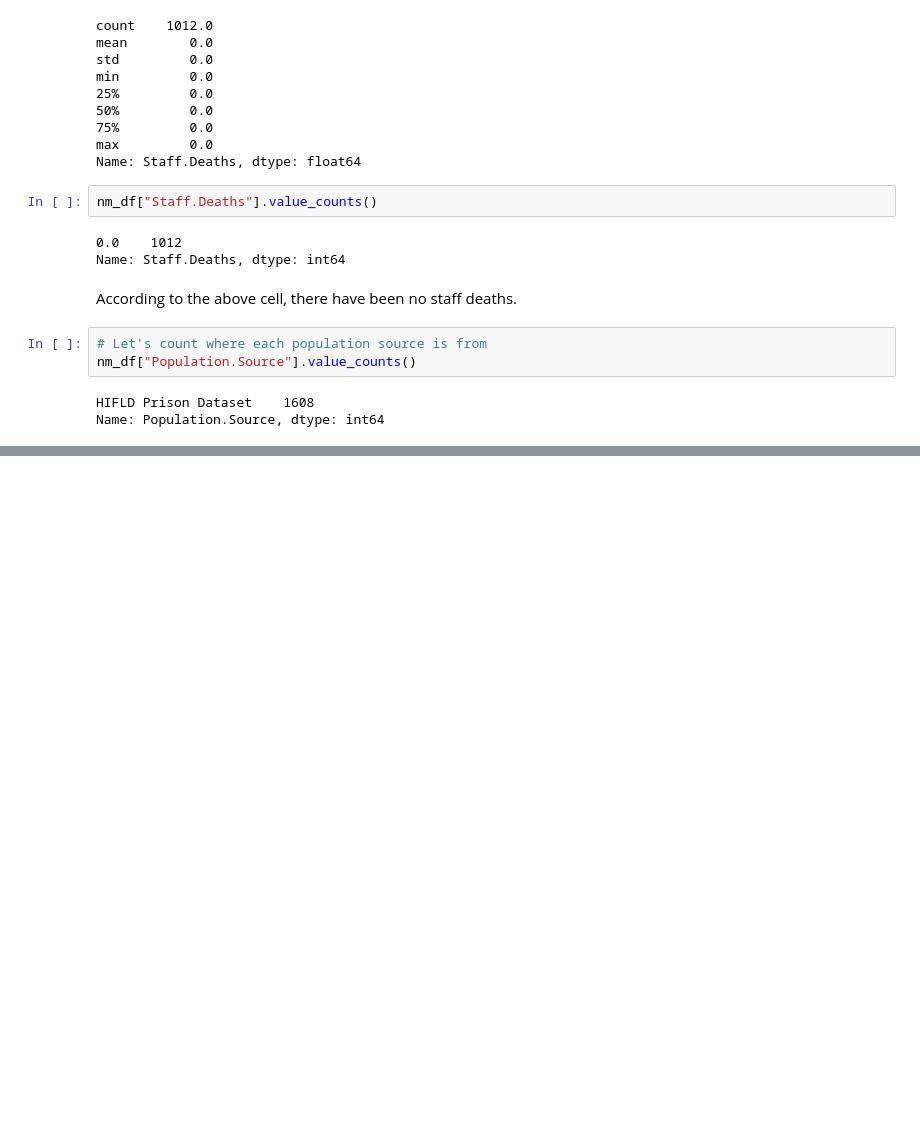
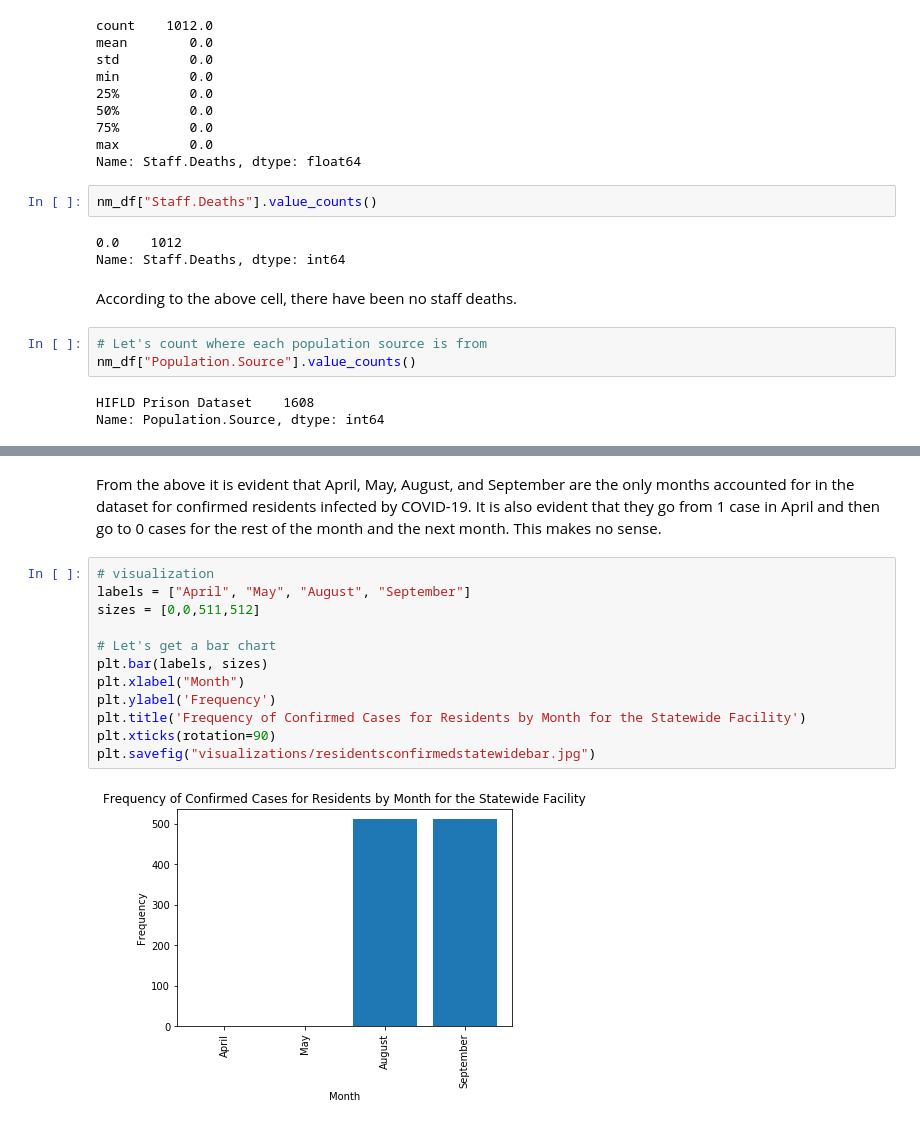
Before and after one commit to LeliaPlusPlus/TPP_Hackathon_2020, a Jupyter notebook: Exploratory Analysis - New Mexico and Washington.ipynb, the cells around one changed output, grey strips where cells are left out. Drawn from its saved outputs; the diff is of its cells as text; blank space fills up the shorter version.

```diff
--- a/Exploratory Analysis - New Mexico and Washington.ipynb
+++ b/Exploratory Analysis - New Mexico and Washington.ipynb
@@ -184,0 +258,16 @@ Name: Population.Source, dtype: int64
+# %% [markdown]
+From the above it is evident that April, May, August, and September are the only months accounted for in the dataset for confirmed residents infected by COVID-19. It is also evident that they go from 1 case in April and then go to 0 cases for the rest of the month and the next month. This makes no sense.
+# %%
+# visualization
+labels = ["April", "May", "August", "September"]
+sizes = [0,0,511,512]
+
+# Let's get a bar chart
+plt.bar(labels, sizes)
+plt.xlabel("Month")
+plt.ylabel('Frequency')
+plt.title('Frequency of Confirmed Cases for Residents by Month for the Statewide Facility')
+plt.xticks(rotation=90)
+plt.savefig("visualizations/residentsconfirmedstatewidebar.jpg")
+# %% [output]
+[figure, added]
```
Also changed, not shown: parts of 15 cells of this notebook, 7 other files.
